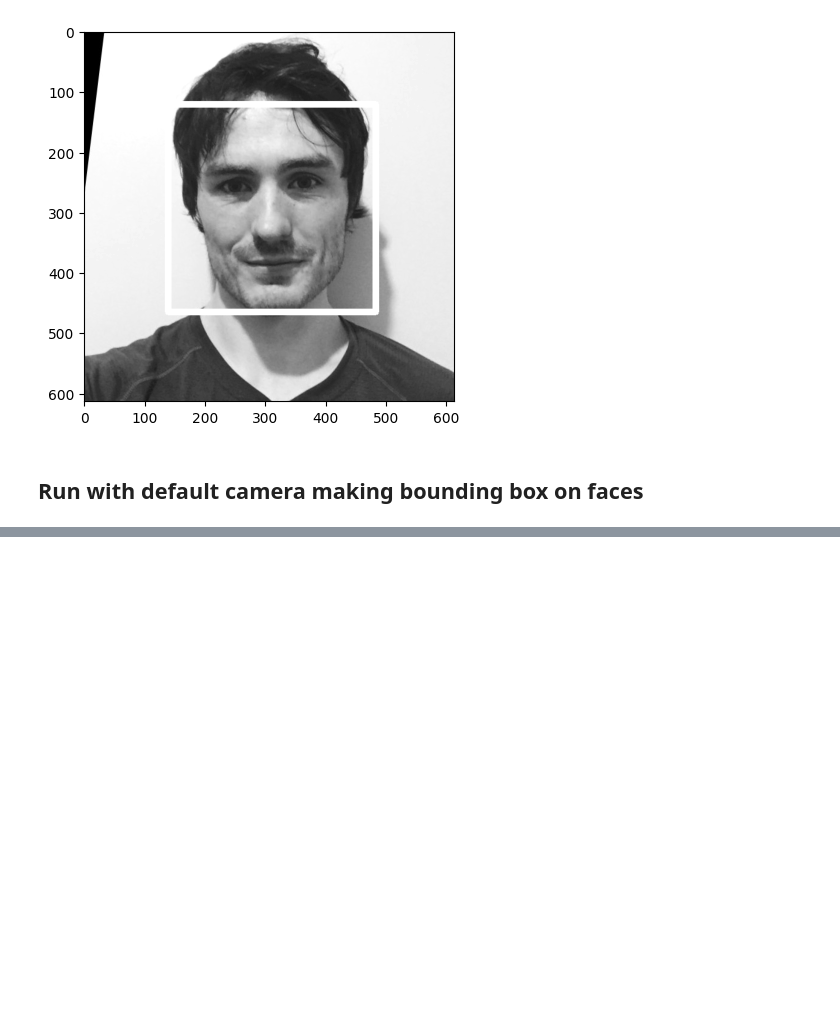
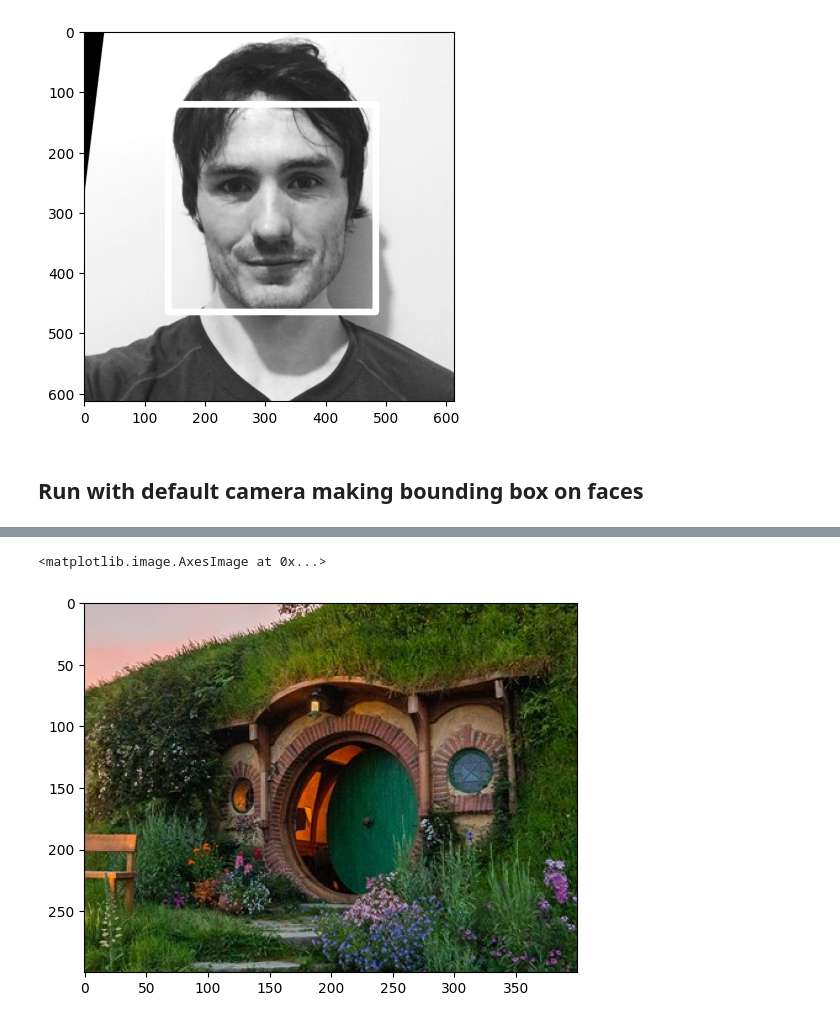
Before and after one commit to GreyNZ/grey-pi-facedetect, a Jupyter notebook: detect_face.ipynb, the cells around one changed output, grey strips where cells are left out. Cells and saved outputs as stored; diff of their text form; code cells hidden in the pictures; blank space fills up the shorter version.

```diff
--- a/detect_face.ipynb
+++ b/detect_face.ipynb
@@ -158,0 +188,38 @@ NameError: name 'cv2' is not defined
+# %%
+def slicer(img, coords, debug=False):
+    """
+    Slices out a rectangular sub array from an image
+
+    args:
+    img: np array (m,n,3)
+    coords: 4 tuple containing corner co-ords to slice (x1,x2,y1,y2)
+    debug: bool, True to display debug info
+
+    return:
+    img_slice: np array (m,n,3)
+    """
+    x1,x2,y1,y2 = coords
+    img_shape = np.shape(img)
+
+    # Check we are not trying to slice outside of ary
+    # TODO, this is probs pretty shitty compute wise on every frame....
+    if x1 < 0 or y1 < 0:
+        raise Exception(f"Sorry, cannot slice below 0, out of array range, {x1=}, {y1=}")
+
+    if x2 > img_shape[1] or y2 > img_shape[0]:
+        if debug: #switch "debug" param to turn debugging on/off
+            print(f"img: {np.shape(img)},  {coords=}")
+            print(f"{y2 > img_shape[1]}, y2 > img_shape[1], y2 = {y2} and img = {img_shape[1]}  ")
+            print(f"{x2 > img_shape[0]}, x2 > img_shape[0], x2 = {x2} and img = {img_shape[0]}  ")
+        raise Exception(f"Sorry, cannot slice out of range, {img_shape=}, {x2=}, {y2=}")
+
+    #swap x/y around as np/cv is weird with images
+    img_slice = img[y1:y2, x1:x2]
+
+    return img_slice
+# %%
+hobbit_rgb_slice = slicer(hobbit_rgb, (450,850, 200,500))
+plt.imshow(hobbit_rgb_slice)
+# %% [output]
+<matplotlib.image.AxesImage at 0x...>
+[figure, added]
```
Also changed, not shown: parts of 19 cells of this notebook, 2 other files.
